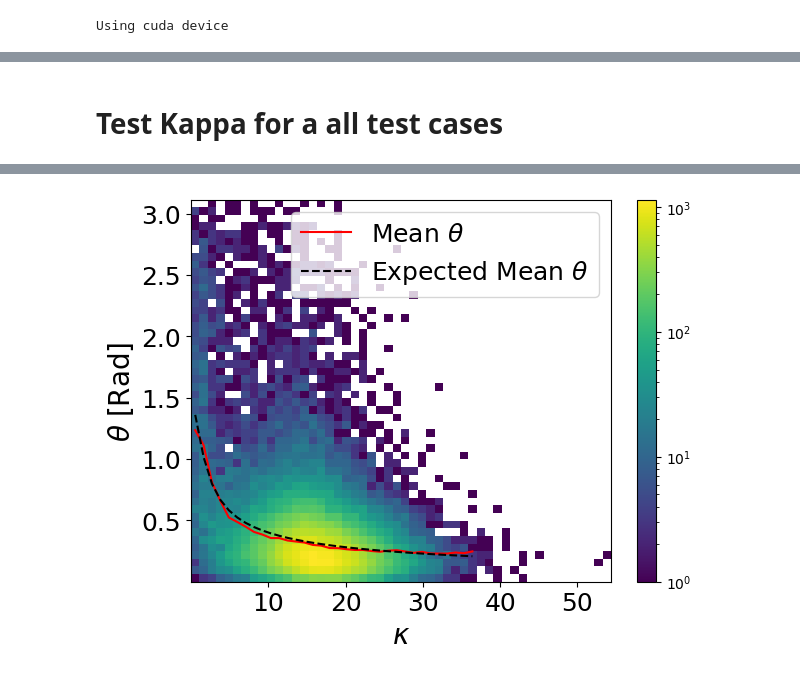
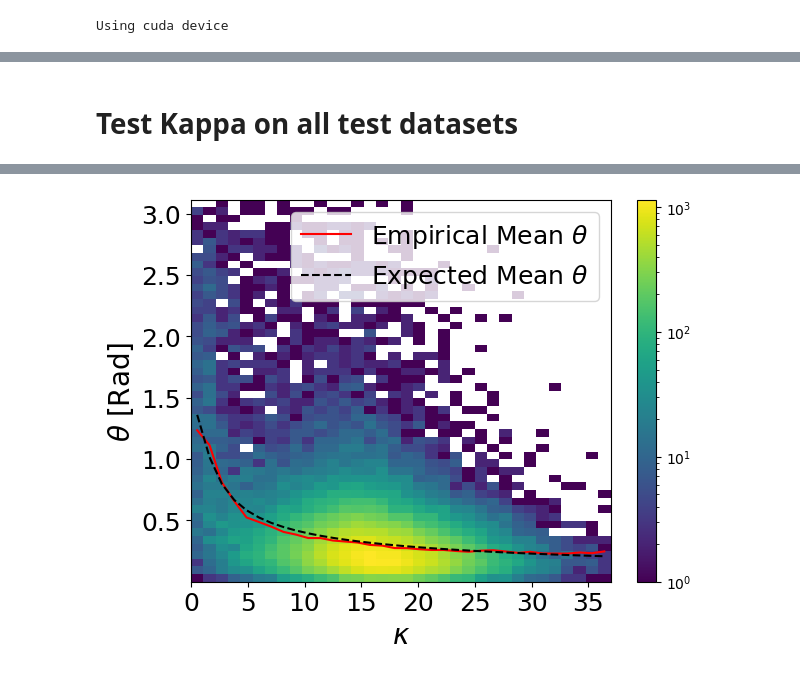
Before and after one commit to mghrear/3D_Heteroscedastic_Convnet, a Jupyter notebook: test_kappa.ipynb, the cells around one changed output, grey strips where cells are left out. Drawn from its saved outputs; the diff is of its cells as text; code cells hidden in the pictures.

Commit message:
finalized test_kappa.ipynb

```diff
--- a/test_kappa.ipynb
+++ b/test_kappa.ipynb
@@ -72,7 +73,7 @@ Shape of y: torch.Size([64, 3]) torch.float32
 Offsets:  torch.Size([64, 3])
 Voxel grid shape:  torch.Size([120, 120, 120])
 # %% [markdown]
-# Test Kappa for a all test cases
+# Test Kappa on all test datasets
 # %%
 x_50H = K_pred_HSCDC_50keV_H.flatten().numpy()
 y_50H = torch.arccos(mytools.CS(v_pred_HSCDC_50keV_H,v_true_HSCDC_50keV_H)).numpy()
@@ -104,11 +105,12 @@ for i,center in enumerate(x_centers):
 Kappas = np.array(mean_centers)
 exp_mean = (iv(0,Kappas)-np.exp(-Kappas))*np.pi/(2*np.sinh(Kappas))
 
-plt.plot(Kappas,mean_vals,color='r',label=r"Mean $\theta$")
+plt.plot(Kappas,mean_vals,color='r',label=r"Empirical Mean $\theta$")
 plt.plot(Kappas,exp_mean ,color='k',ls='--',label=r"Expected Mean $\theta$")
 plt.legend( fontsize=18)
 plt.xlabel(r"$\kappa$", fontsize=20)
 plt.ylabel(r"$\theta$ [Rad]", fontsize=20)
+plt.xlim((0,37))
 plt.colorbar()
 plt.xticks(fontsize=18)
 plt.yticks(fontsize=18)
@@ -123,4 +125,4 @@ array([[ 1.        , -0.28953456],
-[figure, old version]
+[figure, new version]
 # %%
 # Prob density fit Function :
 def prob_den(x,kappa):
```
Also changed, not shown: parts of 7 cells of this notebook.
